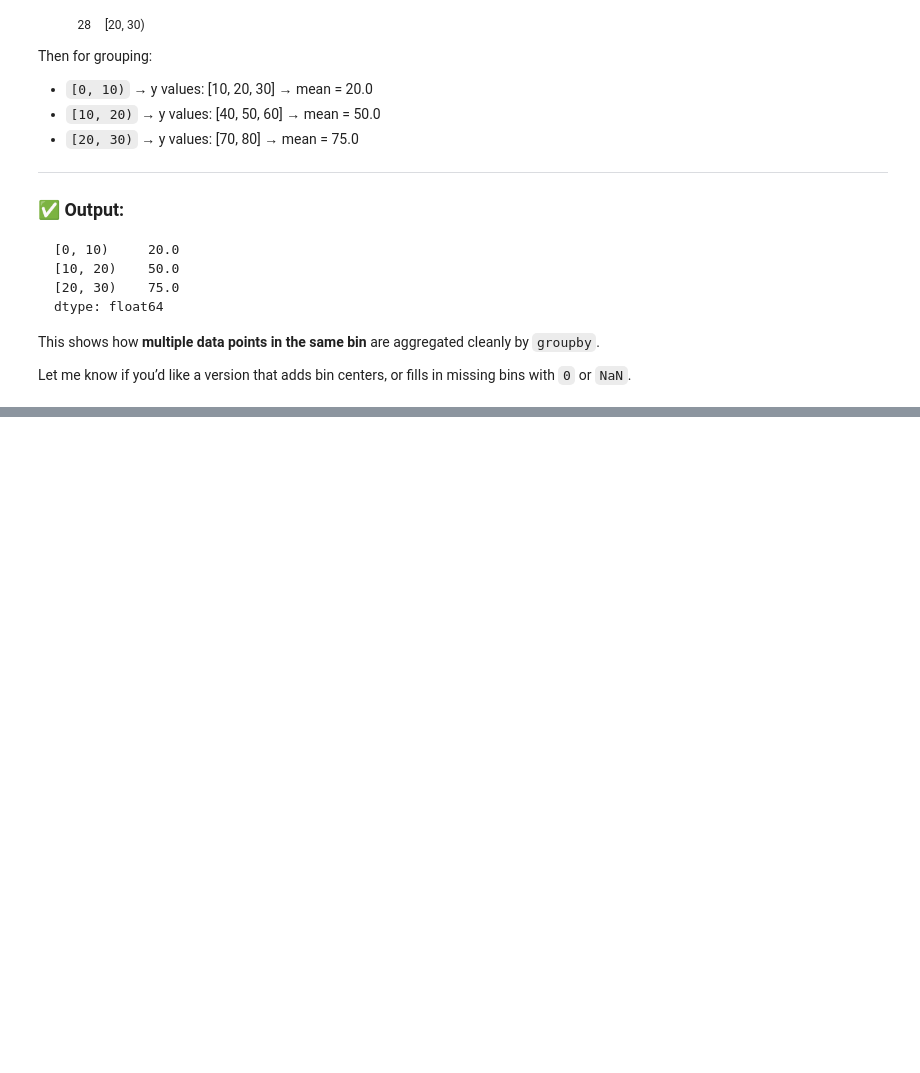
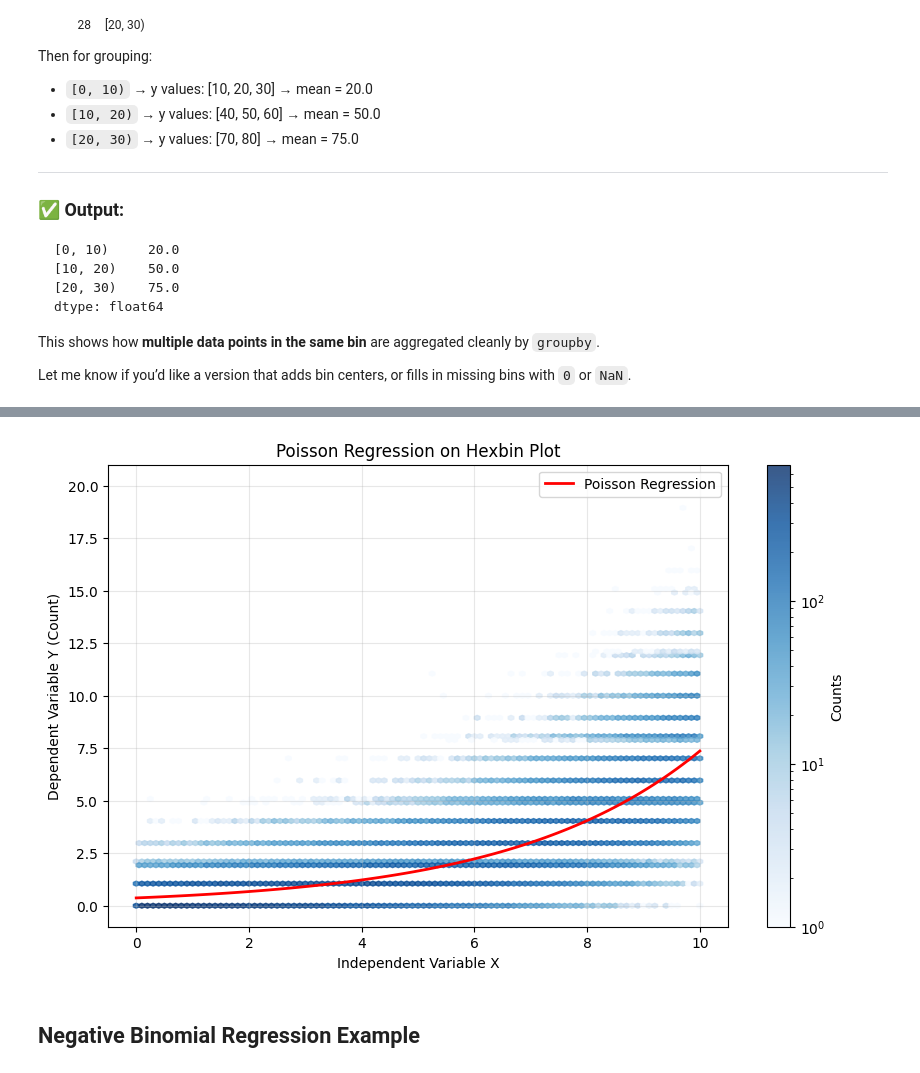
Before and after one commit to xiaopengh/Clone_Driver, a Jupyter notebook: brouillon.ipynb, the cells around one changed output, grey strips where cells are left out. Cells and saved outputs as stored; diff of their text form; code cells hidden in the pictures; blank space fills up the shorter version.

```diff
--- a/brouillon.ipynb
+++ b/brouillon.ipynb
@@ -101,0 +104,21 @@ Let me know if you’d like a version that adds bin centers, or fills in missing
+# %%
+import numpy as np
+import pandas as pd
+import matplotlib.pyplot as plt
+import seaborn as sns
+import statsmodels.api as sm
+
+# Sample data generation
+np.random.seed(42)
+X = np.random.uniform(0, 10, 100000)
+Y = np.random.poisson(lam=np.exp(0.3 * X - 1))
+
+df = pd.DataFrame({'X': X, 'Y': Y})
+
+# Add intercept
+df['intercept'] = 1
+
+# Fit Poisson regression model
+model = sm.GLM(df['Y'], df[['intercept', 'X']], family=sm.families.Poisson()).fit()
+
+print(model.summary())
@@ -101,0 +143,26 @@ Let me know if you’d like a version that adds bin centers, or fills in missing
+# %%
+X_pred = np.linspace(df['X'].min(), df['X'].max(), 100)
+X_pred_df = pd.DataFrame({'intercept': 1, 'X': X_pred})
+Y_pred = model.predict(X_pred_df)
+
+plt.figure(figsize=(10, 6))
+
+# Hexbin plot for original data
+hb = plt.hexbin(df['X'], df['Y'], gridsize=100, cmap='Blues', mincnt=1, alpha=0.8, bins='log')
+plt.colorbar(hb, label='Counts')
+
+# Overlay regression line
+plt.plot(X_pred, Y_pred, color='red', linewidth=2, label='Poisson Regression')
+
+# Labels and title
+plt.xlabel('Independent Variable X')
+plt.ylabel('Dependent Variable Y (Count)')
+plt.title('Poisson Regression on Hexbin Plot')
+plt.legend()
+
+plt.grid(True, alpha=0.3)
+plt.show()
+# %% [output]
+[figure, added]
+# %% [markdown]
+## Negative Binomial Regression Example
```
Also changed, not shown: parts of 4 cells of this notebook, 5 other files.
